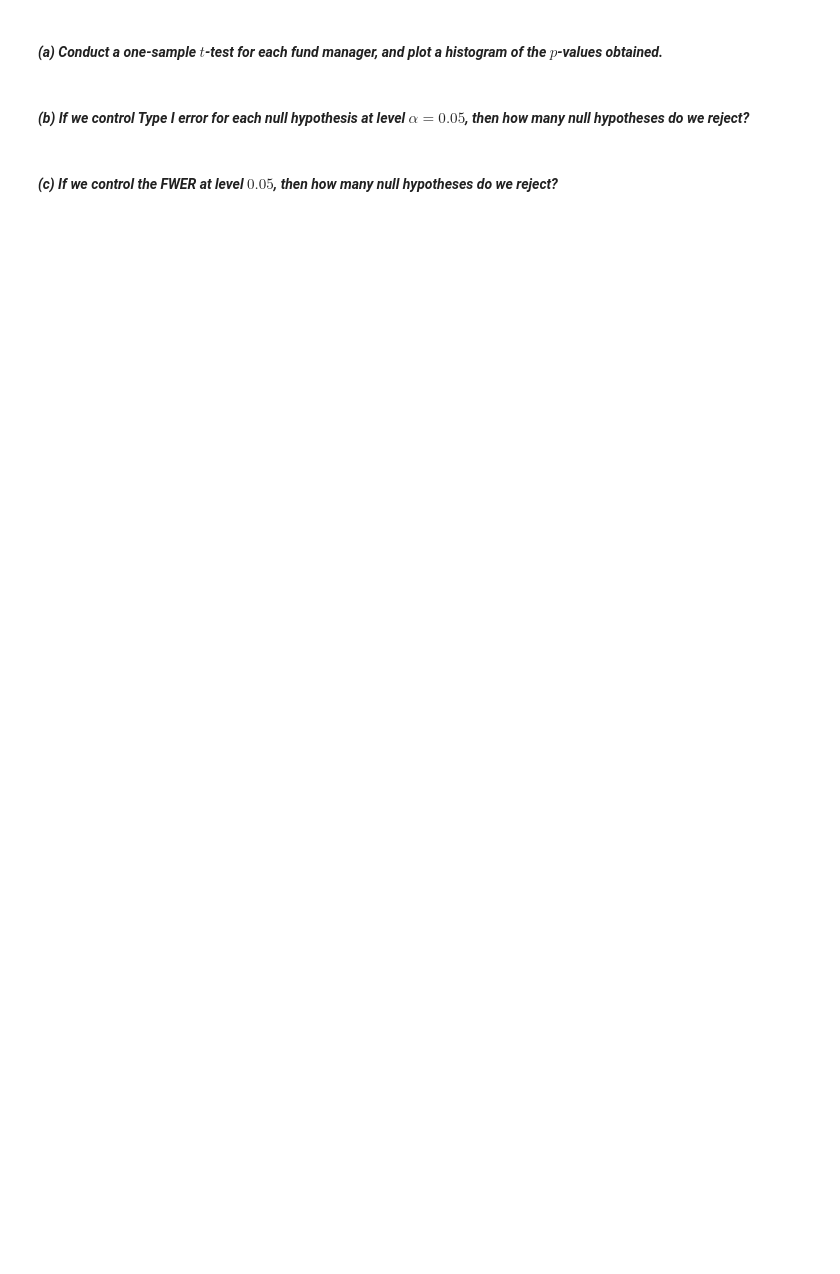
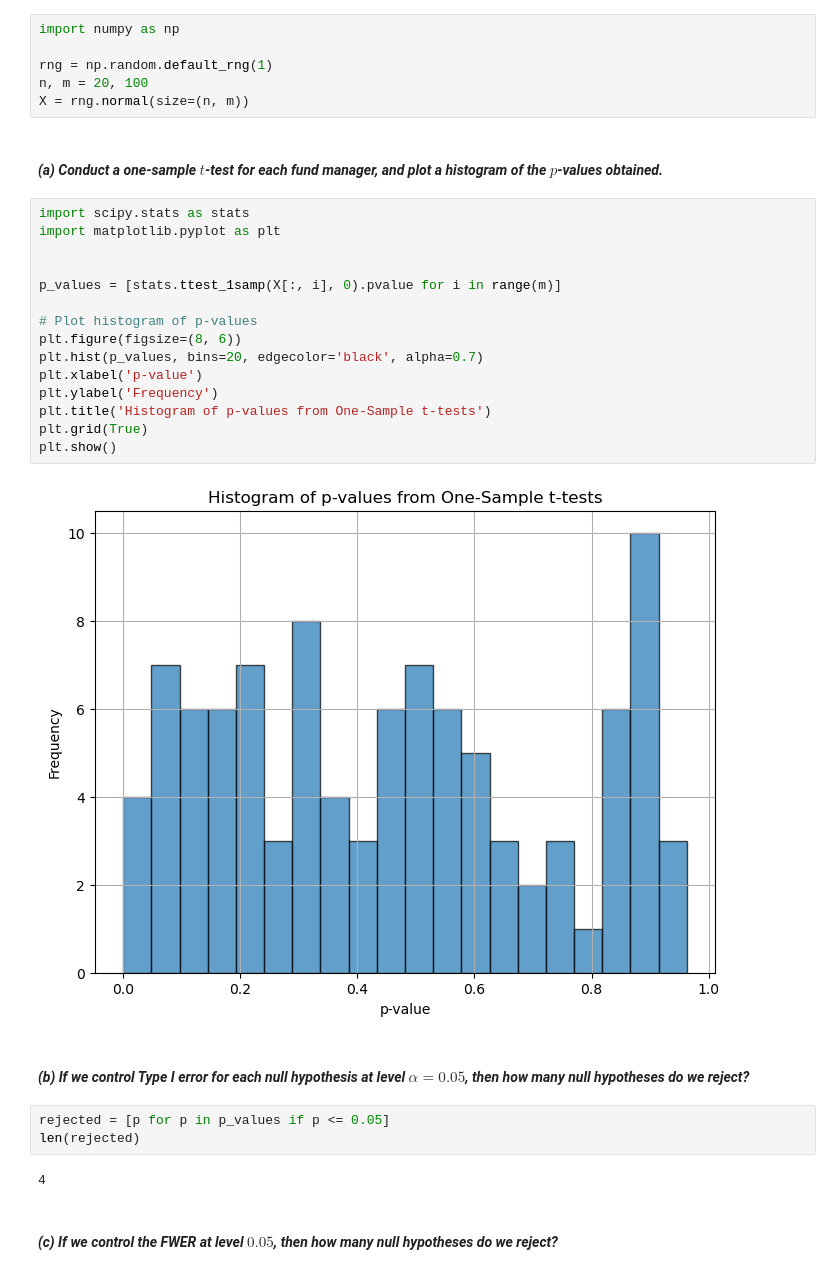
Before and after one commit to BahadirAkdemir/ML-DL-SL-2025, a Jupyter notebook: ISLP Book Exercises and Labs/13 Multiple Testing/exercise13.ipynb, the cells around one changed output. Cells and saved outputs as stored; diff of their text form; blank space fills up the shorter version.

````diff
--- a/ISLP Book Exercises and Labs/13 Multiple Testing/exercise13.ipynb
+++ b/ISLP Book Exercises and Labs/13 Multiple Testing/exercise13.ipynb
@@ -208,9 +378,37 @@ n, m = 20, 100
 X = rng.normal(size=(n, m))
 ```
 #### <span style="font-family: NewComputerModernMath;"> _These data represent each fund manager’s percentage returns for each of $ n = 20 $ months. We wish to test the null hypothesis that each fund manager’s percentage returns have population mean equal to zero. Notice that we simulated the data in such a way that each fund manager’s percentage returns do have population mean zero; in other words, all $ m $ null hypotheses are true._
+# %%
+import numpy as np
+
+rng = np.random.default_rng(1)
+n, m = 20, 100
+X = rng.normal(size=(n, m))
 # %% [markdown]
 #### <span style="font-family: NewComputerModernMath;">_(a) Conduct a one-sample $ t $-test for each fund manager, and plot a histogram of the $ p $-values obtained._
+# %%
+import scipy.stats as stats
+import matplotlib.pyplot as plt
+
+
+p_values = [stats.ttest_1samp(X[:, i], 0).pvalue for i in range(m)]
+
+# Plot histogram of p-values
+plt.figure(figsize=(8, 6))
+plt.hist(p_values, bins=20, edgecolor='black', alpha=0.7)
+plt.xlabel('p-value')
+plt.ylabel('Frequency')
+plt.title('Histogram of p-values from One-Sample t-tests')
+plt.grid(True)
+plt.show()
+# %% [output]
+[figure, added]
 # %% [markdown]
 #### <span style="font-family: NewComputerModernMath;">_(b) If we control Type I error for each null hypothesis at level $ \alpha = 0.05 $, then how many null hypotheses do we reject?_
+# %%
+rejected = [p for p in p_values if p <= 0.05]
+len(rejected)
+# %% [output]
+4
 # %% [markdown]
 #### <span style="font-family: NewComputerModernMath;">_(c) If we control the FWER at level $ 0.05 $, then how many null hypotheses do we reject?_
````
Also changed, not shown: parts of 30 cells of this notebook, 3 other files.
